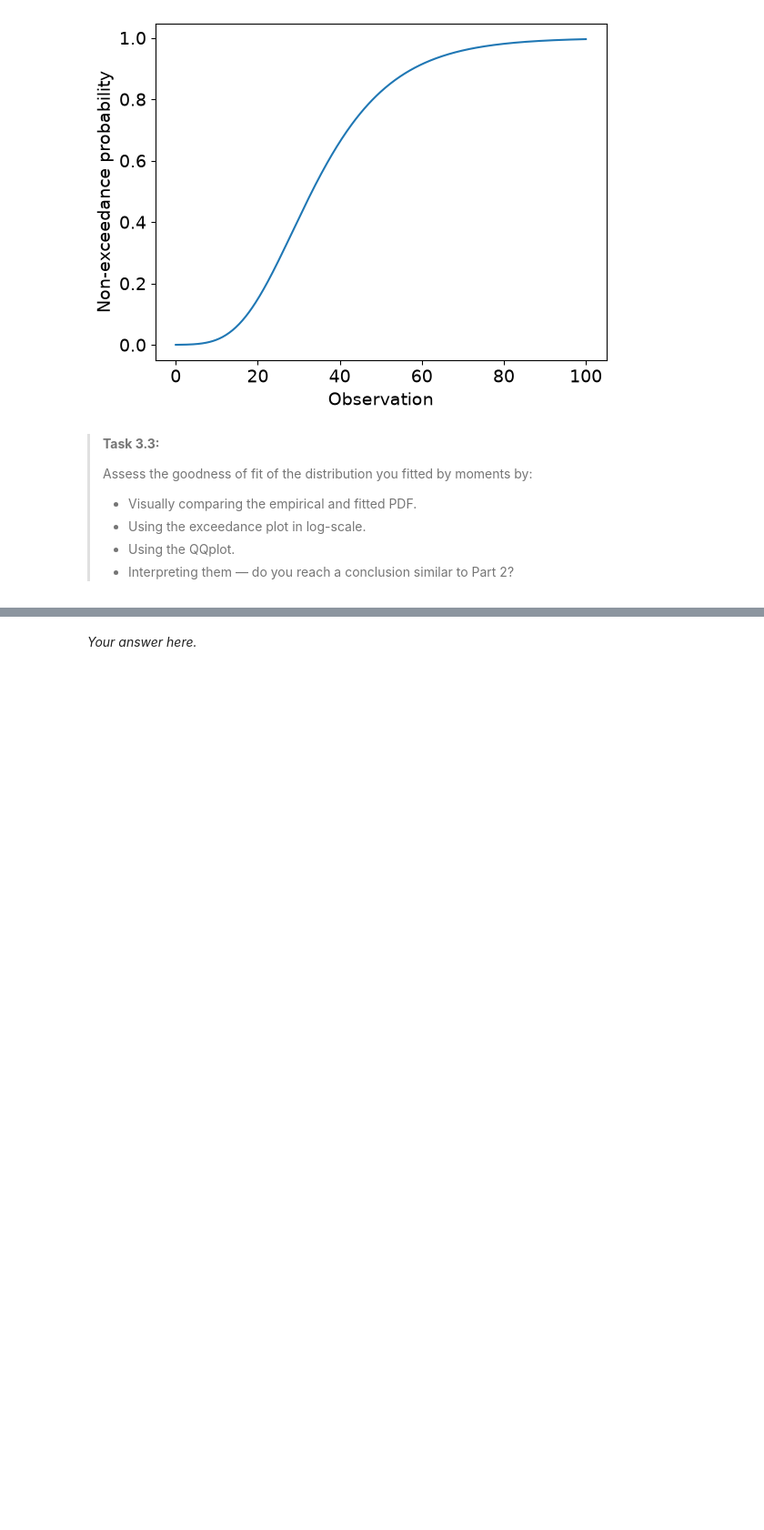
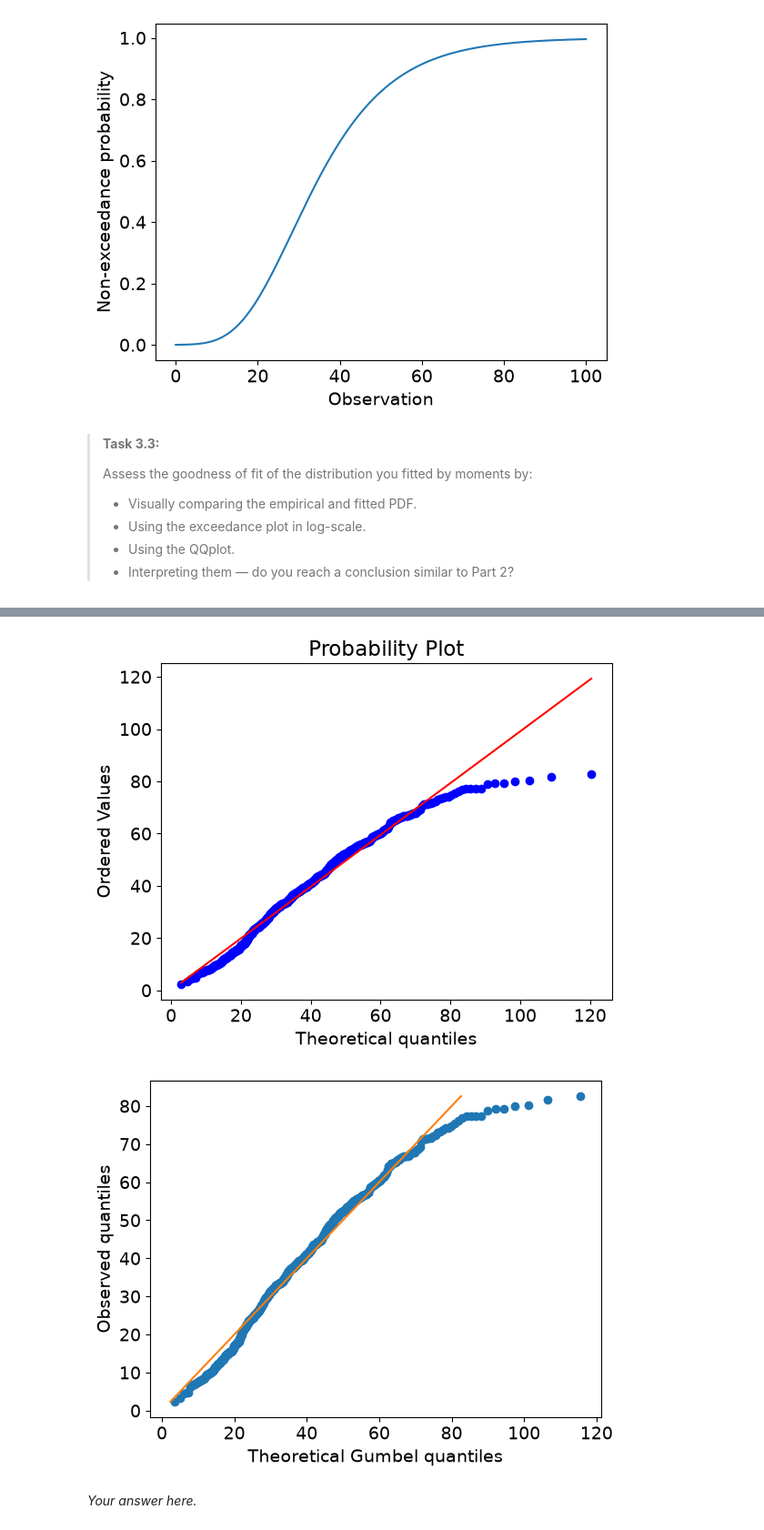
Before and after one commit to jjongejeugd/WS1.4, a Jupyter notebook: all_files_WS_1_4/WS1_4_Fit_happens.ipynb, the cells around one changed output, grey strips where cells are left out. Shown at 91% size. Drawn from its saved outputs; the diff is of its cells as text; code cells hidden in the pictures; blank space fills up the shorter version.

```diff
--- a/all_files_WS_1_4/WS1_4_Fit_happens.ipynb
+++ b/all_files_WS_1_4/WS1_4_Fit_happens.ipynb
@@ -229,6 +267,24 @@ plt.show()
 # %%
 # Visually compare the QQ plots
-### YOUR CODE HERE
+from scipy.stats import probplot
+
+probplot(data, dist=distribution, plot=plt)
+
+plt.show()
+
+probability, x = ecdf(data)
+
+predicted = distribution.ppf(probability)
+
+plt.plot(predicted, x, "o")
+plt.plot([min(x), max(x)], [min(x), max(x)])
+
+plt.xlabel("Theoretical Gumbel quantiles")
+plt.ylabel("Observed quantiles")
+plt.show()
+# %% [output]
+[figure, added]
+[figure, added]
 # %% [markdown]
 *Your answer here.*
 # %% [markdown]
```
Also changed, not shown: parts of 5 cells of this notebook.
